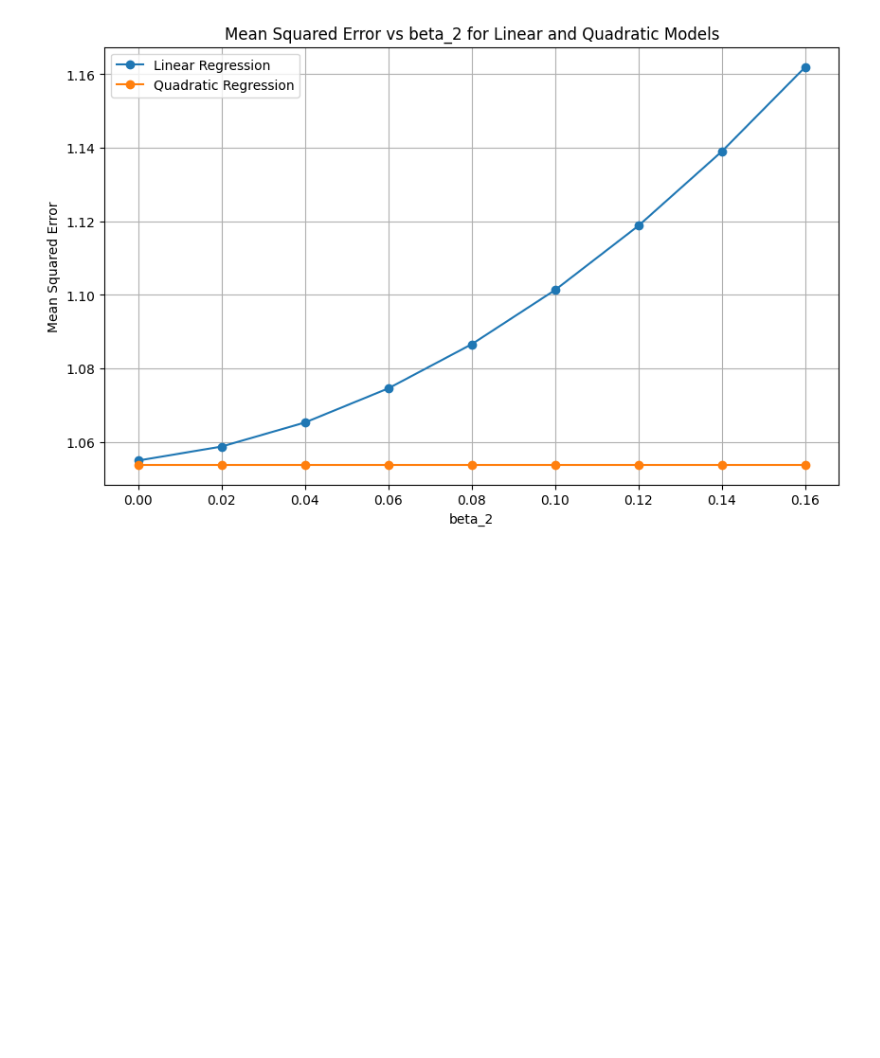
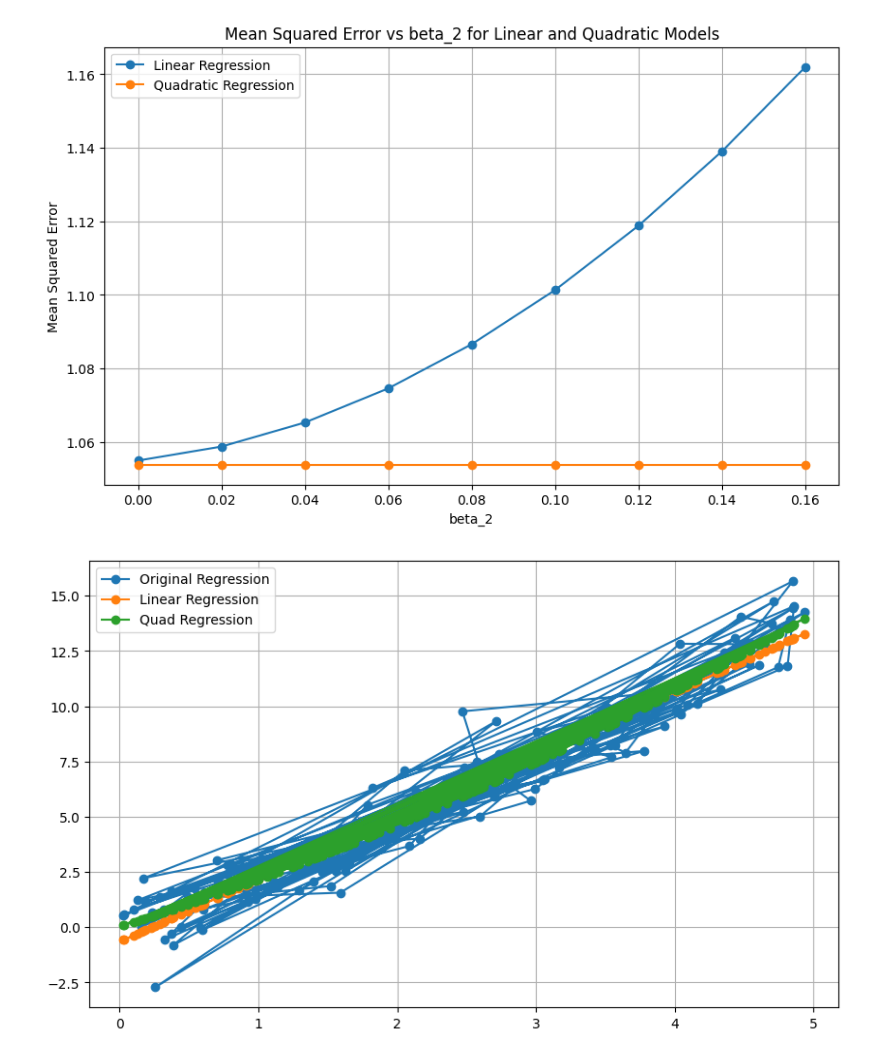
Before and after one commit to AntoineGilsonGH/The-Design-and-Analysis-of-Benchmark-Experiments, a Jupyter notebook: Implementation.ipynb, the cells around one changed output. Cells and saved outputs as stored; diff of their text form; code cells hidden in the pictures; blank space fills up the shorter version.

```diff
--- a/Implementation.ipynb
+++ b/Implementation.ipynb
@@ -67,0 +46,11 @@ plt.show()
+# %%
+# Plot the results
+plt.figure(figsize=(10, 6))
+plt.plot(x, y, label='Original Regression', marker='o')
+plt.plot(x, y_pred_a1, label='Linear Regression', marker='o')
+plt.plot(x, y_pred_a2, label='Quad Regression', marker='o')
+plt.legend()
+plt.grid(True)
+plt.show()
+# %% [output]
+[figure, added]
```
Also changed, not shown: parts of 5 cells of this notebook.
